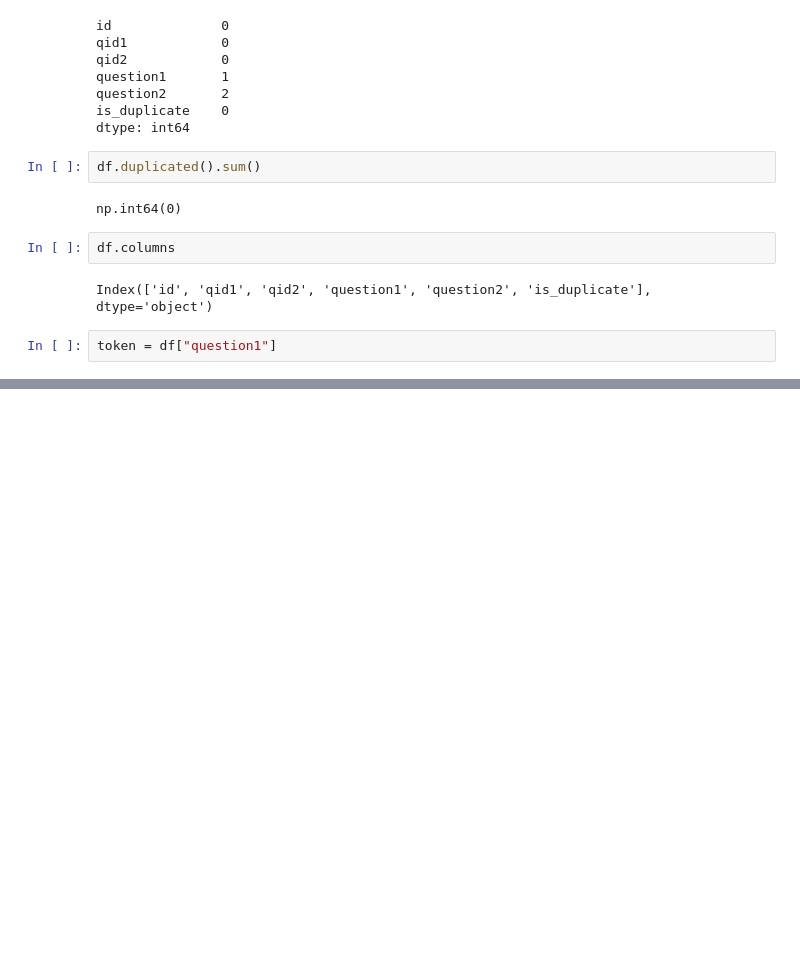
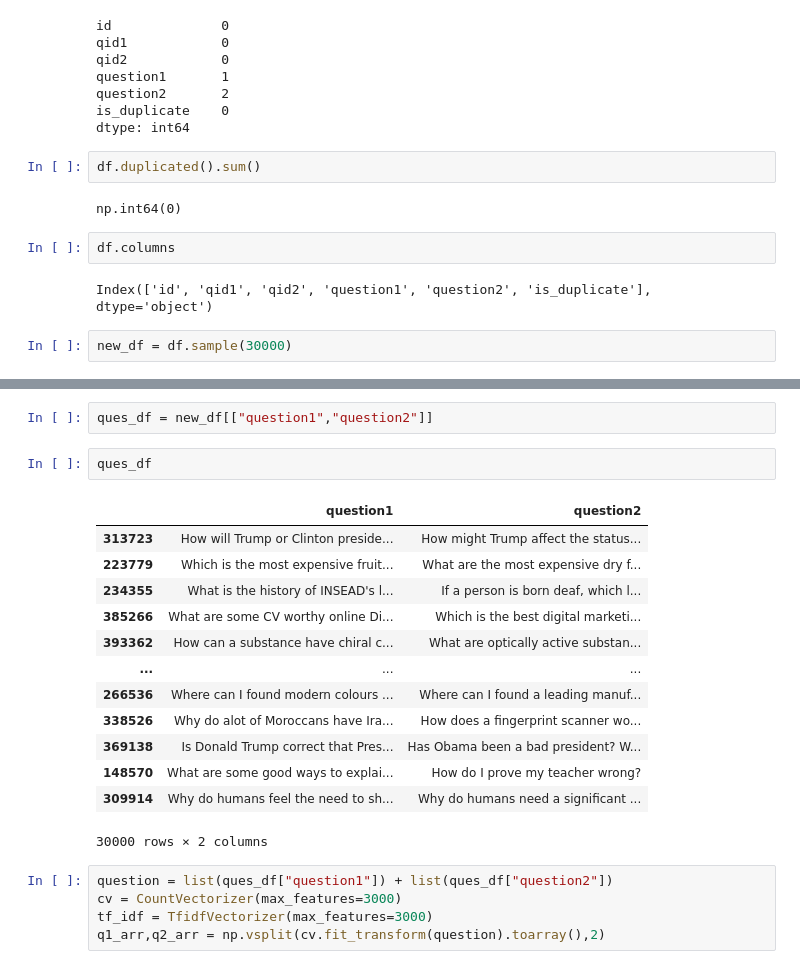
Before and after one commit to debjit11/Quora-Duplicate-Question-Detection, a Jupyter notebook: main.ipynb, the cells around one changed output, grey strips where cells are left out. Drawn from its saved outputs; the diff is of its cells as text; blank space fills up the shorter version.

```diff
--- a/main.ipynb
+++ b/main.ipynb
@@ -51,4 +54,4 @@ df.columns
 # %% [output]
 Index(['id', 'qid1', 'qid2', 'question1', 'question2', 'is_duplicate'], dtype='object')
 # %%
-token = df["question1"]
+new_df = df.sample(30000)
@@ -67,0 +62,23 @@ Name: question1, Length: 404290, dtype: object
+# %%
+ques_df = new_df[["question1","question2"]]
+# %%
+ques_df
+# %% [output]
+|  | question1 | question2 |
+| 313723 | How will Trump or Clinton preside... | How might Trump affect the status... |
+| 223779 | Which is the most expensive fruit... | What are the most expensive dry f... |
+| 234355 | What is the history of INSEAD's l... | If a person is born deaf, which l... |
+| 385266 | What are some CV worthy online Di... | Which is the best digital marketi... |
+| 393362 | How can a substance have chiral c... | What are optically active substan... |
+| ... | ... | ... |
+| 266536 | Where can I found modern colours ... | Where can I found a leading manuf... |
+| 338526 | Why do alot of Moroccans have Ira... | How does a fingerprint scanner wo... |
+| 369138 | Is Donald Trump correct that Pres... | Has Obama been a bad president? W... |
+| 148570 | What are some good ways to explai... | How do I prove my teacher wrong? |
+| 309914 | Why do humans feel the need to sh... | Why do humans need a significant ... |
+30000 rows × 2 columns
+# %%
+question = list(ques_df["question1"]) + list(ques_df["question2"])
+cv = CountVectorizer(max_features=3000)
+tf_idf = TfidfVectorizer(max_features=3000)
+q1_arr,q2_arr = np.vsplit(cv.fit_transform(question).toarray(),2)
```
Also changed, not shown: parts of 12 cells of this notebook.
